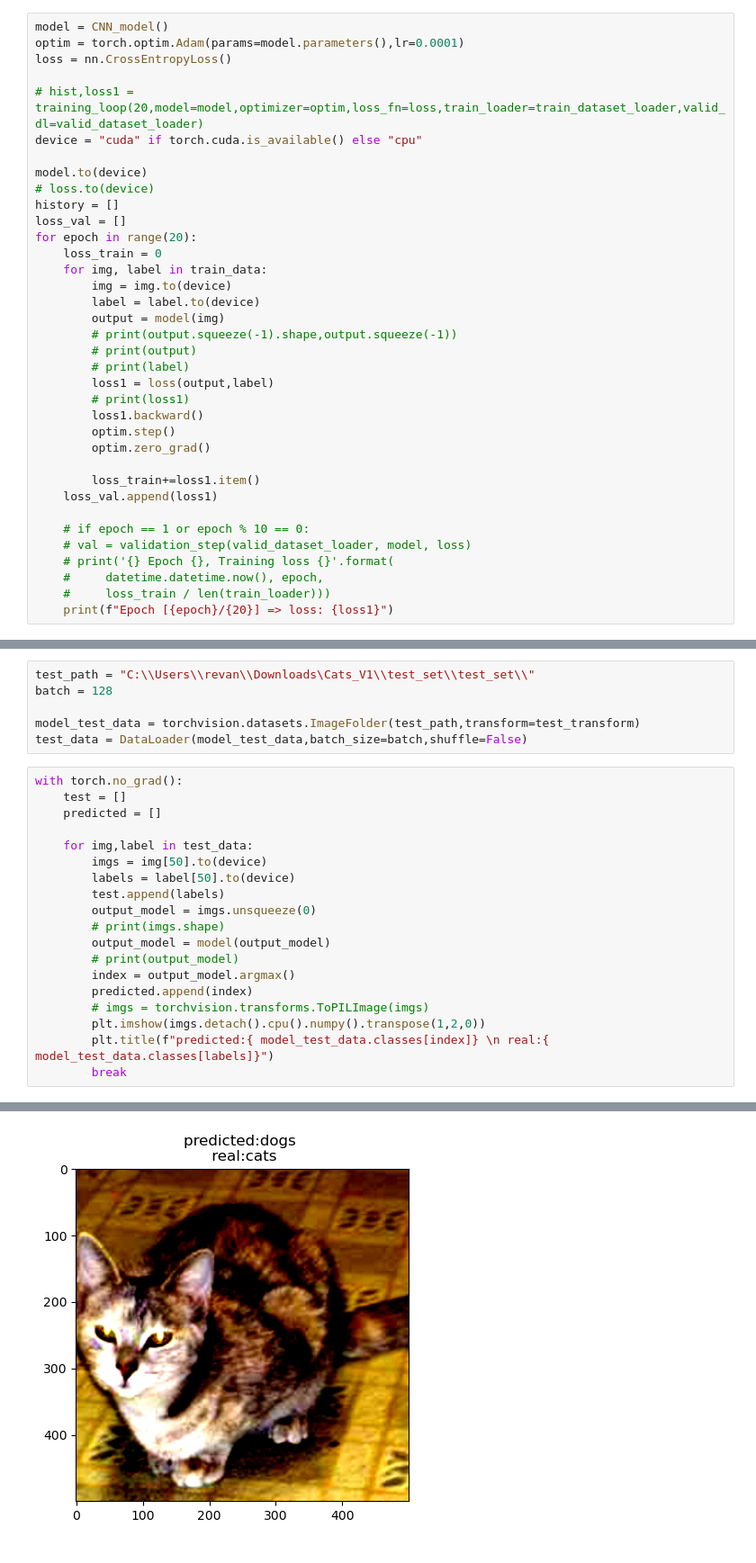
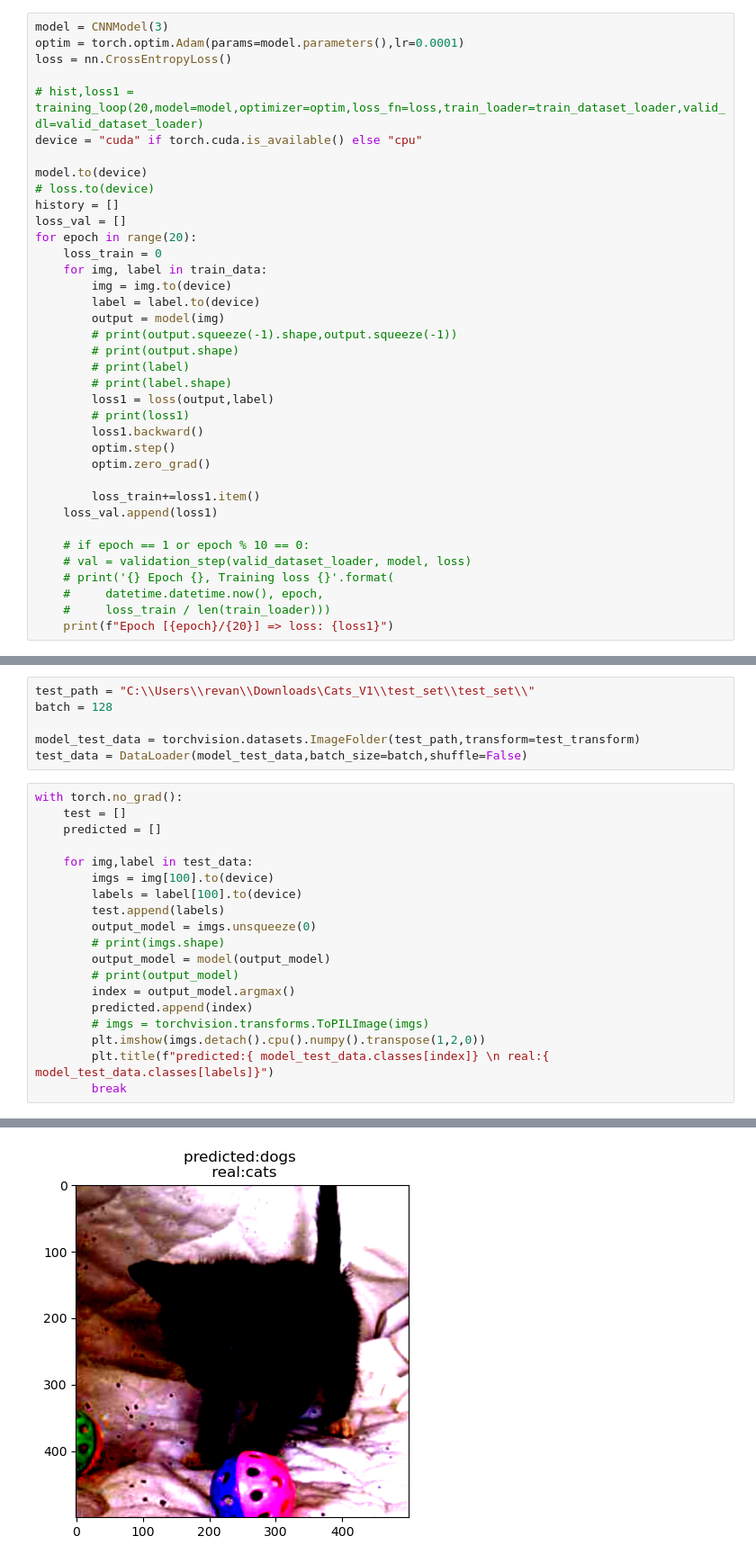
Before and after one commit to revanth2509/Cats_Dogs, a Jupyter notebook: model.ipynb, the cells around one changed output, grey strips where cells are left out. Shown at 90% size. Drawn from its saved outputs; the diff is of its cells as text.

```diff
--- a/model.ipynb
+++ b/model.ipynb
@@ -72,7 +74,7 @@ class CNN_model(nn.Module):
 
         return X
 # %%
-model = CNN_model()
+model = CNNModel(3)
 optim = torch.optim.Adam(params=model.parameters(),lr=0.0001)
 loss = nn.CrossEntropyLoss()
 
@@ -90,8 +92,9 @@ for epoch in range(20):
         label = label.to(device)
         output = model(img)
         # print(output.squeeze(-1).shape,output.squeeze(-1))
-        # print(output)
+        # print(output.shape)
         # print(label)
+        # print(label.shape)
         loss1 = loss(output,label)
         # print(loss1)
         loss1.backward()
@@ -191,25 +194,25 @@ test_data = DataLoader(model_test_data,batch_size=batch,shuffle=False)
 # %%
 with torch.no_grad():
     test = []
     predicted = []
 
     for img,label in test_data:
-        imgs = img[50].to(device)
-        labels = label[50].to(device)
+        imgs = img[100].to(device)
+        labels = label[100].to(device)
         test.append(labels)
         output_model = imgs.unsqueeze(0)
         # print(imgs.shape)
         output_model = model(output_model)
         # print(output_model)
         index = output_model.argmax()
         predicted.append(index)
         # imgs = torchvision.transforms.ToPILImage(imgs)
         plt.imshow(imgs.detach().cpu().numpy().transpose(1,2,0))
         plt.title(f"predicted:{ model_test_data.classes[index]} \n real:{ model_test_data.classes[labels]}")
         break
 # %% [output]
 Clipping input data to the valid range for imshow with RGB data ([0..1] for floats or [0..255] for integers).
-[figure, old version]
+[figure, new version]
 # %%
 with torch.no_grad():
     correct = 0
```
Also changed, not shown: parts of 6 cells of this notebook, 4 other files.
